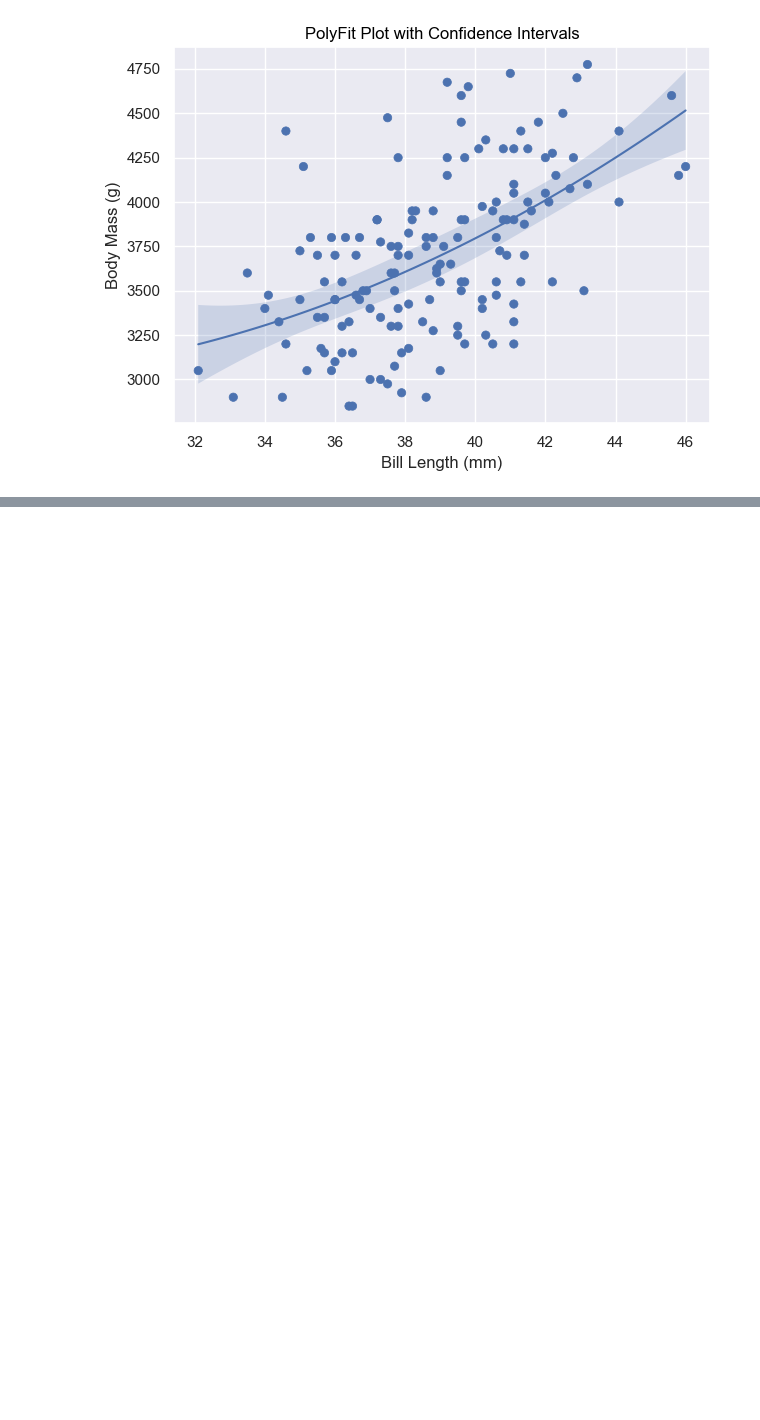
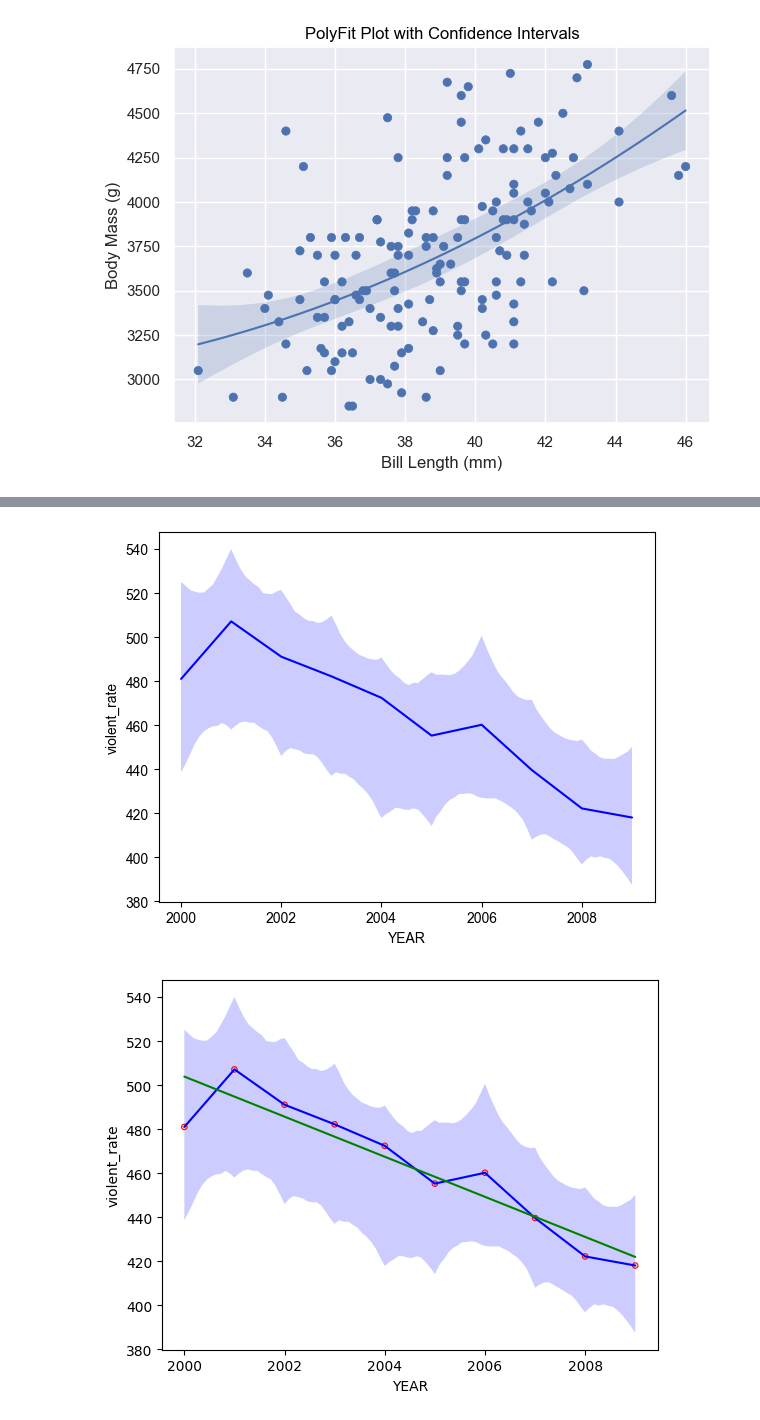
Before and after one commit to Ofosu-Osei/seaborn_objects_recipes, a Jupyter notebook: docs/tutorial/recipes_tut.ipynb, the cells around one changed output, grey strips where cells are left out. Drawn from its saved outputs; the diff is of its cells as text; code cells hidden in the pictures; blank space fills up the shorter version.

```diff
--- a/docs/tutorial/recipes_tut.ipynb
+++ b/docs/tutorial/recipes_tut.ipynb
@@ -164,0 +209,38 @@ plot.show()
+# %%
+df = pd.read_csv("example_data_fine.csv")
+annual_averages = df.groupby("YEAR", as_index=False)["violent_rate"].mean()
+
+fig, ax = plt.subplots()
+(
+    so.Plot(
+        df,
+        x="YEAR",
+        y="violent_rate",
+    )
+    .add(
+        so.Line(color="blue"),
+        lowess := sor.Lowess(frac=0.3, it=0, num_bootstrap=2_000, alpha=0.95),
+    )
+    .add(so.Band(color="blue"), lowess)
+).on(ax).show()
+
+so.Plot(
+    df,
+    x="YEAR",
+    y="violent_rate",
+).add(
+    so.Line(color="green"), so.PolyFit(order=1)
+).on(ax).show()
+
+so.Plot(
+    annual_averages,
+    x="YEAR",
+    y="violent_rate",
+).add(
+    so.Dots(color="red")
+).on(ax).show()
+
+fig
+# %% [output]
+[figure, added]
+[figure, added]
```
Also changed, not shown: parts of 2 cells of this notebook, 4 other files.
